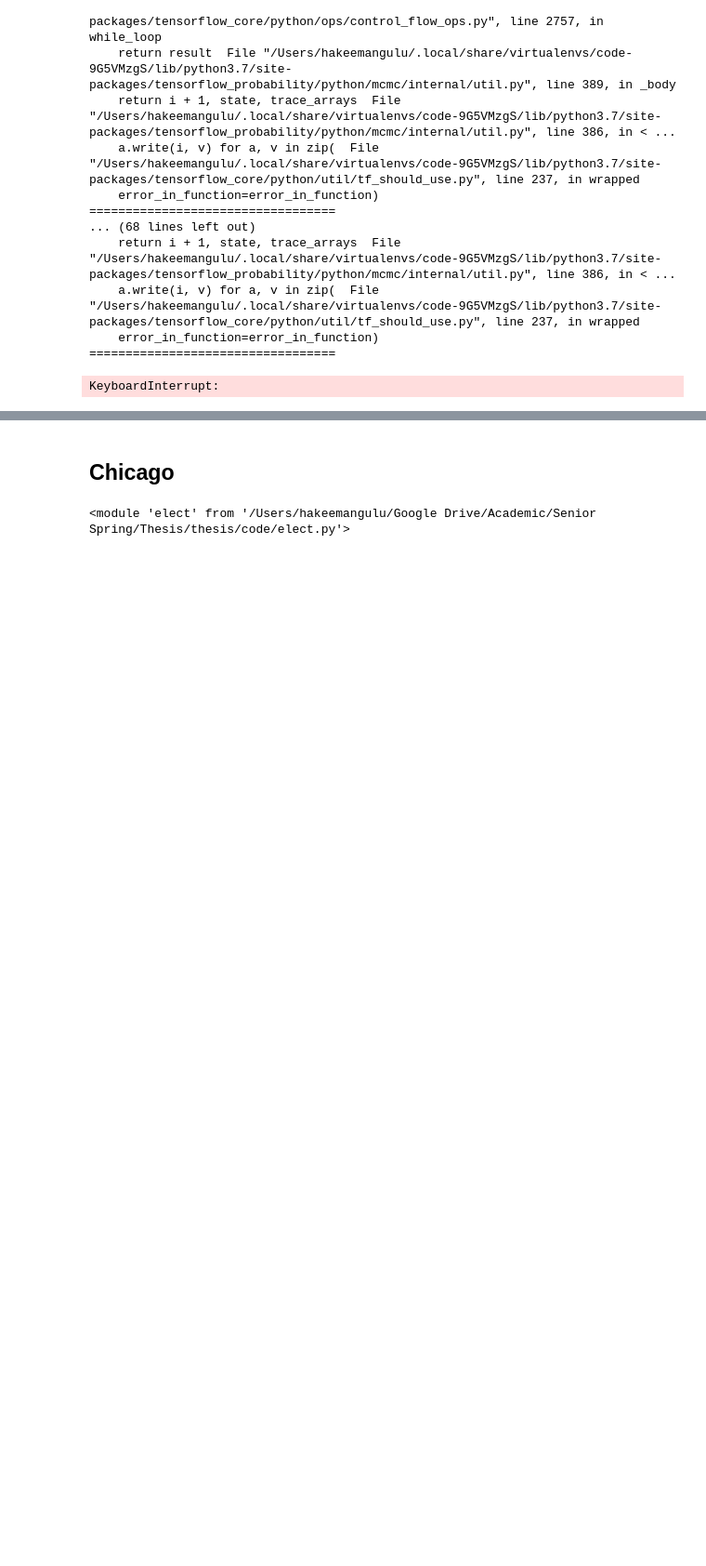
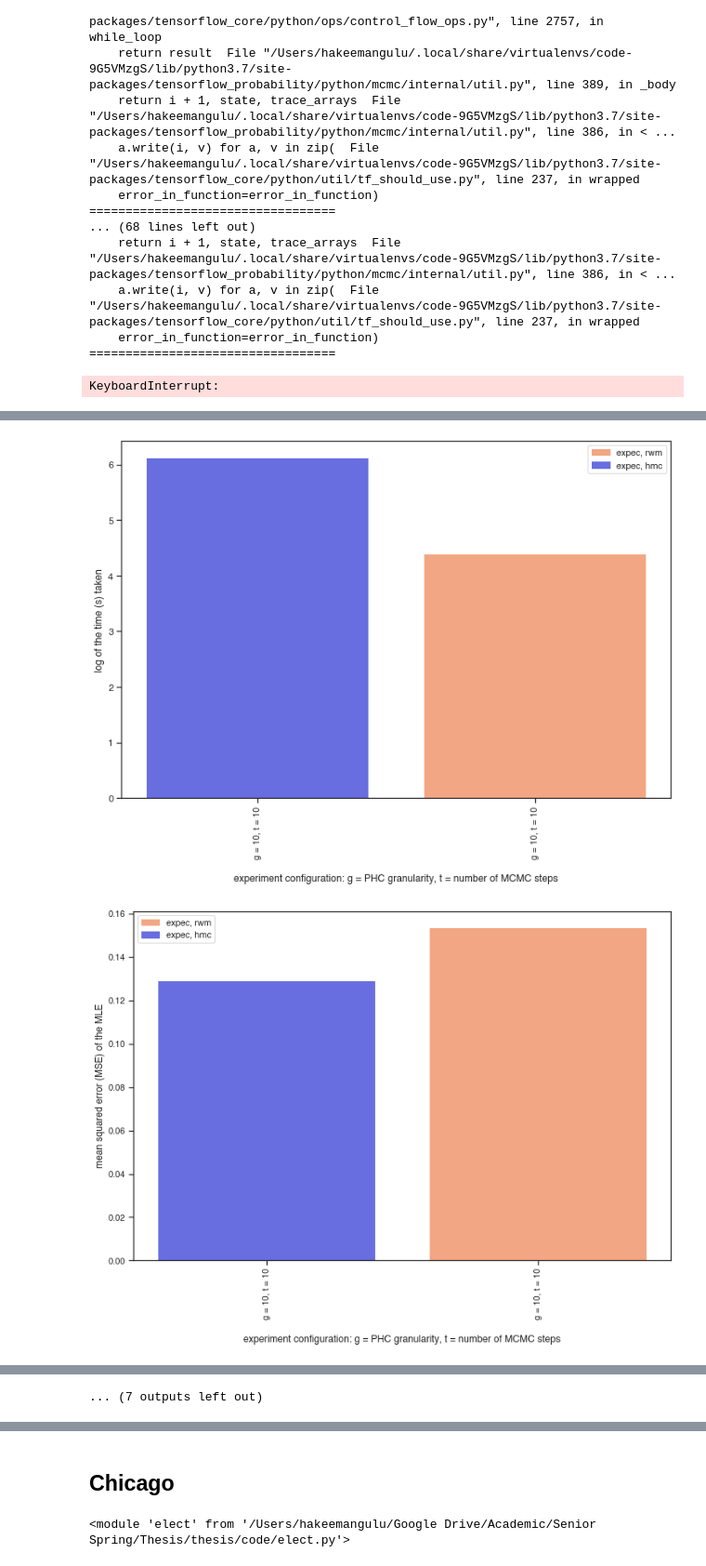
Before and after one commit to hangulu/thesis, a Jupyter notebook: code/mock_experiments.ipynb, the cells around one changed output, grey strips where cells are left out. Shown at 93% size. Drawn from its saved outputs; the diff is of its cells as text; code cells hidden in the pictures; blank space fills up the shorter version.

```diff
--- a/code/mock_experiments.ipynb
+++ b/code/mock_experiments.ipynb
@@ -301,0 +398,2 @@ KeyboardInterrupt:
+# %%
+rwm_3d['kernel'] = 'expec'
@@ -301,0 +420,6 @@ KeyboardInterrupt:
+# %%
+rwm_3d.rename(columns={'kernel': 'scorer'}, inplace=True)
+rwm_3d['kernel'] = 'rwm'
+# %%
+hmc_3d.rename(columns={'kernel': 'scorer'}, inplace=True)
+hmc_3d['kernel'] = 'hmc'
@@ -301,0 +440,2 @@ KeyboardInterrupt:
+# %%
+exper_3d = pd.concat([hmc_3d, rwm_3d])
@@ -301,0 +552,5 @@ KeyboardInterrupt:
+# %%
+[plot_exper_results(exper_3d, label, save=True, elec_2d=False) for label in exper_3d['label'].unique()]
+# %% [output]
+[figure, added]
+[figure, added]
@@ -301,0 +567 @@ KeyboardInterrupt:
+... (7 outputs left out)
```
Also changed, not shown: parts of 50 cells of this notebook, 42 other files.
